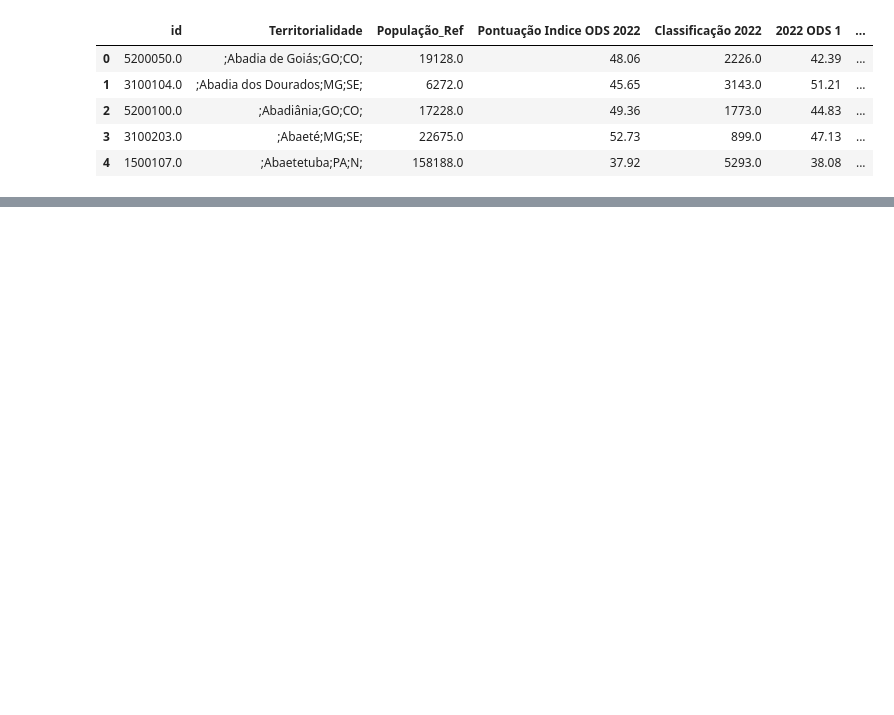
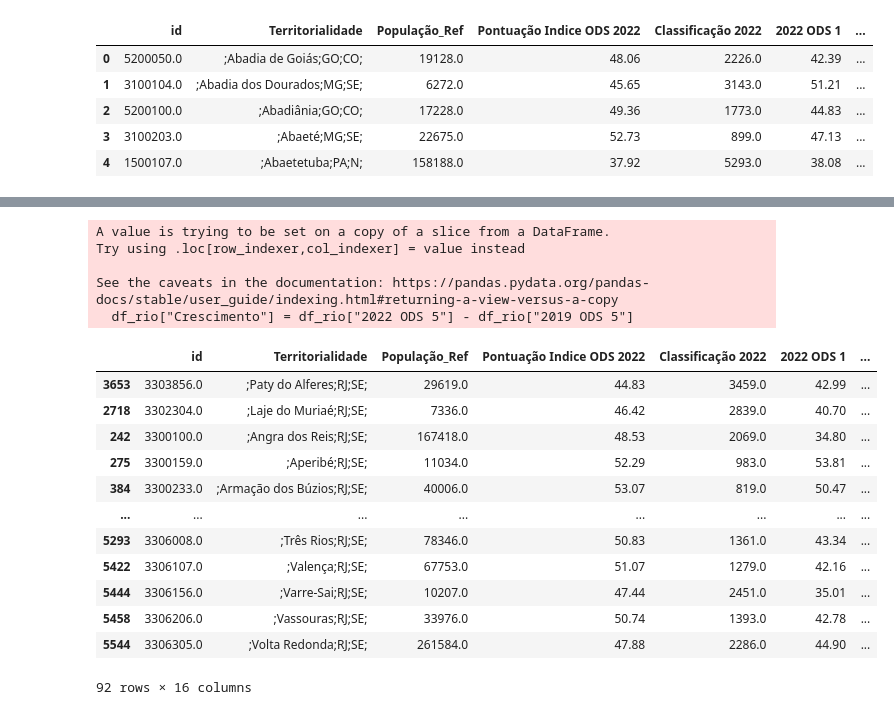
Before and after one commit to feandresilva/exercicios_Pandas, a Jupyter notebook: ODS_dataframe.ipynb, the cells around one changed output, grey strips where cells are left out. Drawn from its saved outputs; the diff is of its cells as text; code cells hidden in the pictures; blank space fills up the shorter version.

```diff
--- a/ODS_dataframe.ipynb
+++ b/ODS_dataframe.ipynb
@@ -57,0 +80,24 @@ dtype: float64
+# %%
+#Qual foi a cidade do estado do Rio de Janeiro que teve o menor crescimento da “ODS 5” entre os anos 2019 e 2022
+df_rio = df_sudeste[df_sudeste["UF"] == "RJ"]
+df_rio["Crescimento"] = df_rio["2022 ODS 5"] - df_rio["2019 ODS 5"]
+df_rio.sort_values(by= "Crescimento")
+# %% [output]
+A value is trying to be set on a copy of a slice from a DataFrame.
+Try using .loc[row_indexer,col_indexer] = value instead
+
+See the caveats in the documentation: https://pandas.pydata.org/pandas-docs/stable/user_guide/indexing.html#returning-a-view-versus-a-copy
+  df_rio["Crescimento"] = df_rio["2022 ODS 5"] - df_rio["2019 ODS 5"]
+|  | id | Territorialidade | População_Ref | Pontuação Indice ODS 2022 | Classificação 2022 | 2022 ODS 1 | ... |
+| 3653 | 3303856.0 | ;Paty do Alferes;RJ;SE; | 29619.0 | 44.83 | 3459.0 | 42.99 | ... |
+| 2718 | 3302304.0 | ;Laje do Muriaé;RJ;SE; | 7336.0 | 46.42 | 2839.0 | 40.70 | ... |
+| 242 | 3300100.0 | ;Angra dos Reis;RJ;SE; | 167418.0 | 48.53 | 2069.0 | 34.80 | ... |
+| 275 | 3300159.0 | ;Aperibé;RJ;SE; | 11034.0 | 52.29 | 983.0 | 53.81 | ... |
+| 384 | 3300233.0 | ;Armação dos Búzios;RJ;SE; | 40006.0 | 53.07 | 819.0 | 50.47 | ... |
+| ... | ... | ... | ... | ... | ... | ... | ... |
+| 5293 | 3306008.0 | ;Três Rios;RJ;SE; | 78346.0 | 50.83 | 1361.0 | 43.34 | ... |
+| 5422 | 3306107.0 | ;Valença;RJ;SE; | 67753.0 | 51.07 | 1279.0 | 42.16 | ... |
+| 5444 | 3306156.0 | ;Varre-Sai;RJ;SE; | 10207.0 | 47.44 | 2451.0 | 35.01 | ... |
+| 5458 | 3306206.0 | ;Vassouras;RJ;SE; | 33976.0 | 50.74 | 1393.0 | 42.78 | ... |
+| 5544 | 3306305.0 | ;Volta Redonda;RJ;SE; | 261584.0 | 47.88 | 2286.0 | 44.90 | ... |
+92 rows × 16 columns
```
Also changed, not shown: parts of 6 cells of this notebook.
